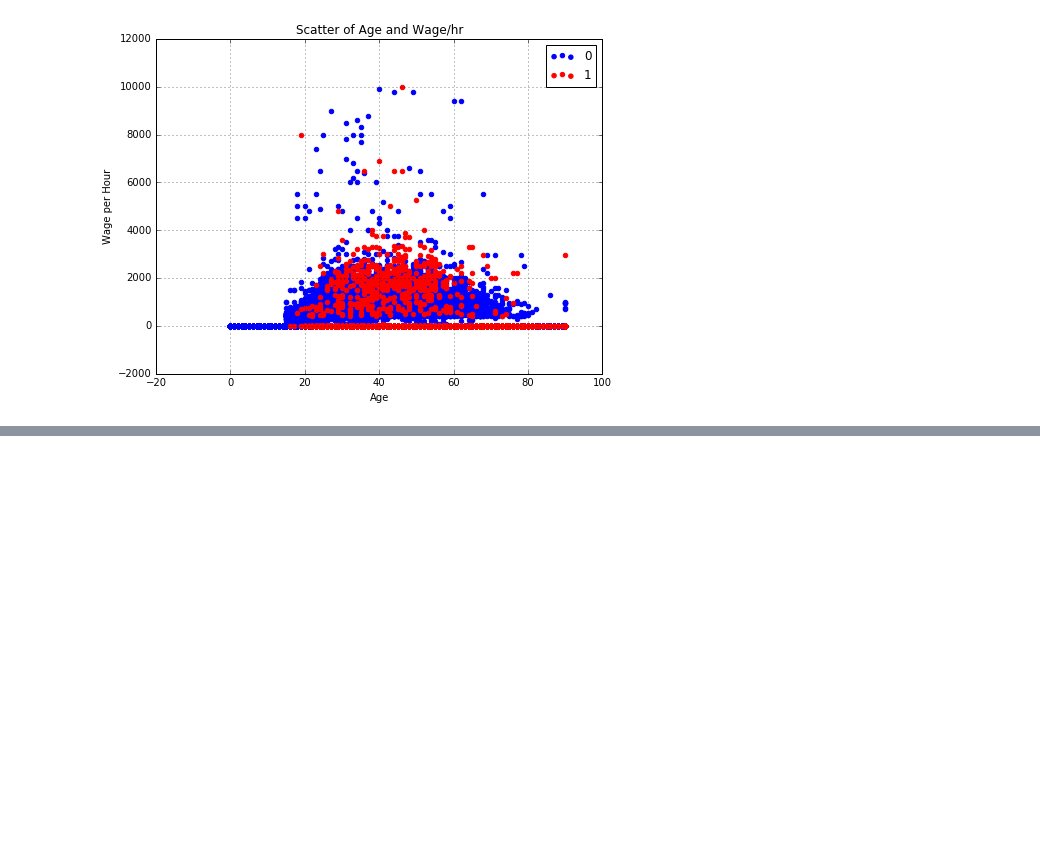
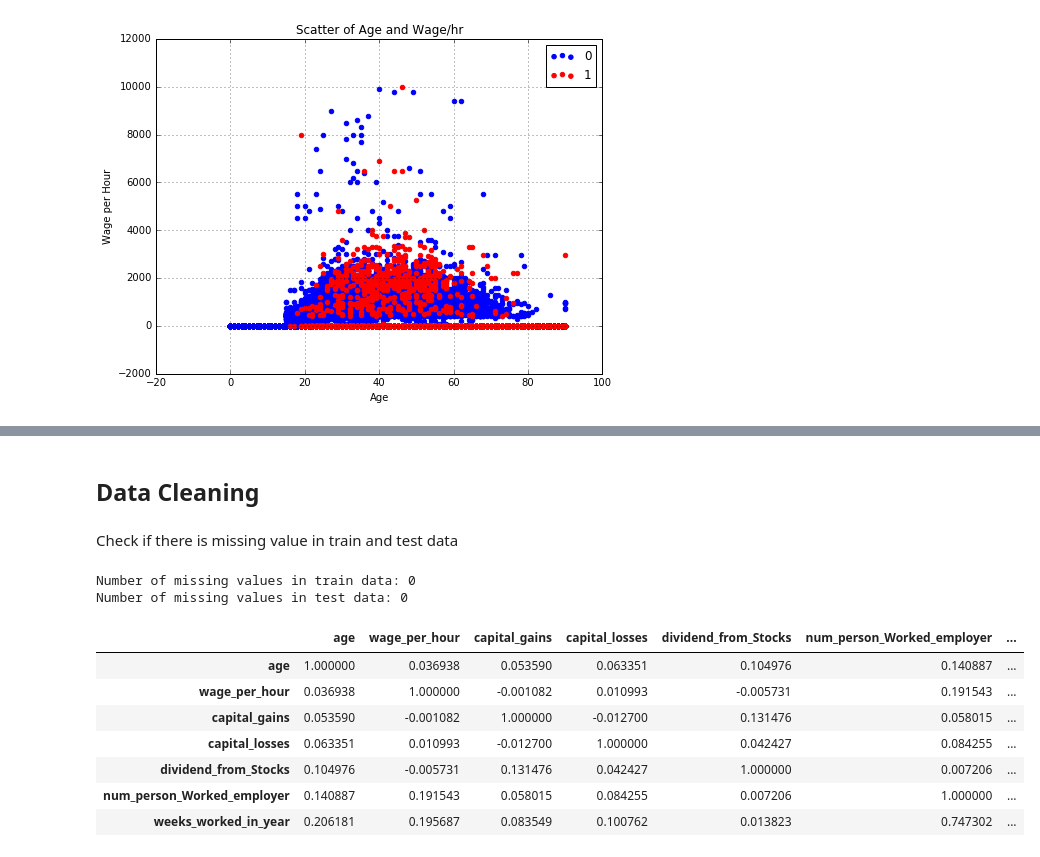
Before and after one commit to YungChunLu/Census-Income, a Jupyter notebook: notebook.ipynb, the cells around one changed output, grey strips where cells are left out. Saved outputs shown, nothing was run; the diff lists cells and outputs as text; code cells hidden in the pictures; blank space fills up the shorter version.

Commit message:
Feat: Adding section of data cleaning.

```diff
--- a/notebook.ipynb
+++ b/notebook.ipynb
@@ -144,0 +172,21 @@ plt.ylabel('Frequency')
+# %% [markdown]
+## Data Cleaning
+# %% [markdown]
+Check if there is missing value in train and test data
+# %%
+print "Number of missing values in train data: {}".format(num_train[num_train.isnull().any(1)].shape[0])
+print "Number of missing values in test data: {}".format(num_test[num_test.isnull().any(1)].shape[0])
+# %% [output]
+Number of missing values in train data: 0
+Number of missing values in test data: 0
+# %%
+num_train.corr()
+# %% [output]
+|  | age | wage_per_hour | capital_gains | capital_losses | dividend_from_Stocks | num_person_Worked_employer | ... |
+| age | 1.000000 | 0.036938 | 0.053590 | 0.063351 | 0.104976 | 0.140887 | ... |
+| wage_per_hour | 0.036938 | 1.000000 | -0.001082 | 0.010993 | -0.005731 | 0.191543 | ... |
+| capital_gains | 0.053590 | -0.001082 | 1.000000 | -0.012700 | 0.131476 | 0.058015 | ... |
+| capital_losses | 0.063351 | 0.010993 | -0.012700 | 1.000000 | 0.042427 | 0.084255 | ... |
+| dividend_from_Stocks | 0.104976 | -0.005731 | 0.131476 | 0.042427 | 1.000000 | 0.007206 | ... |
+| num_person_Worked_employer | 0.140887 | 0.191543 | 0.058015 | 0.084255 | 0.007206 | 1.000000 | ... |
+| weeks_worked_in_year | 0.206181 | 0.195687 | 0.083549 | 0.100762 | 0.013823 | 0.747302 | ... |
```
Also changed, not shown: parts of 12 cells of this notebook.
